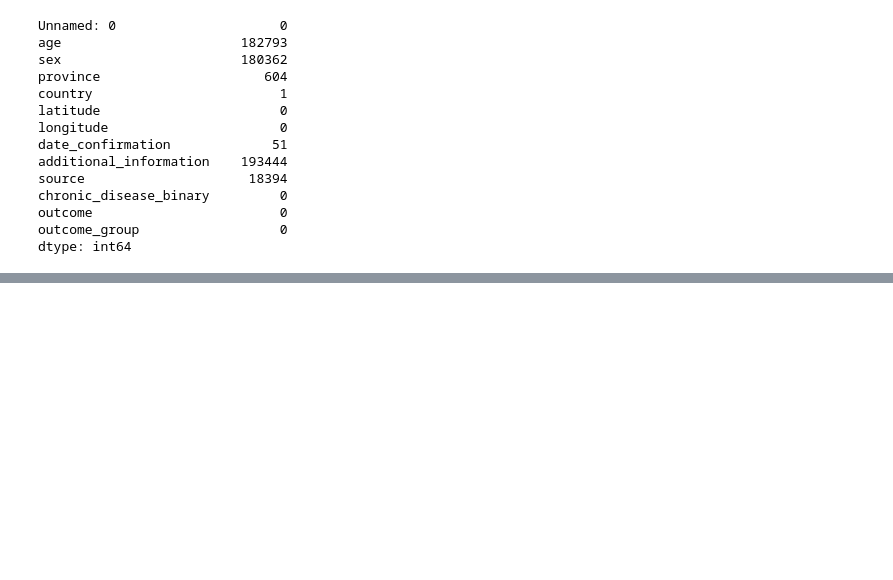
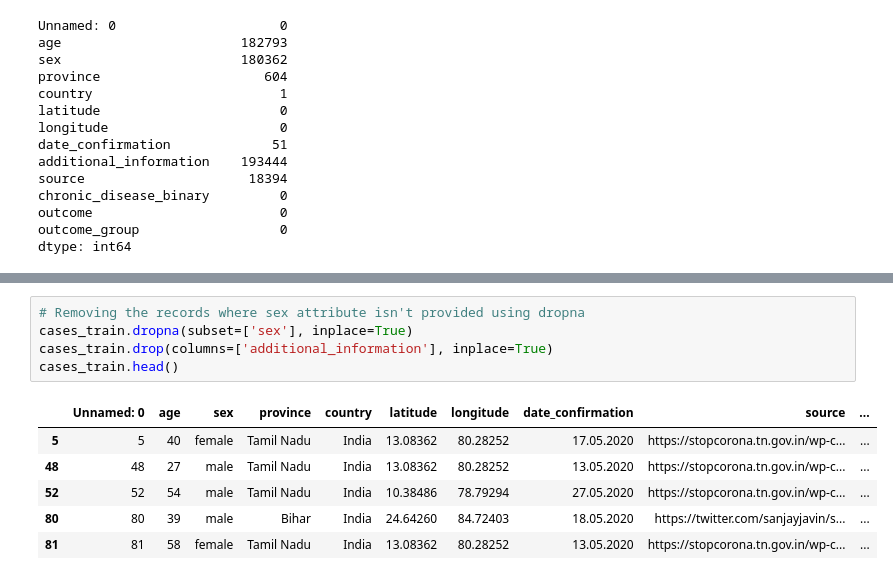
Before and after one commit to keeyank/CMPT459-Project, a Jupyter notebook: src/eda.ipynb, the cells around one changed output, grey strips where cells are left out. Drawn from its saved outputs; the diff is of its cells as text; blank space fills up the shorter version.

```diff
--- a/src/eda.ipynb
+++ b/src/eda.ipynb
@@ -46,0 +90,12 @@ dtype: int64
+# %%
+# Removing the records where sex attribute isn't provided using dropna
+cases_train.dropna(subset=['sex'], inplace=True)
+cases_train.drop(columns=['additional_information'], inplace=True)
+cases_train.head()
+# %% [output]
+|  | Unnamed: 0 | age | sex | province | country | latitude | longitude | date_confirmation | source | ... |
+| 5 | 5 | 40 | female | Tamil Nadu | India | 13.08362 | 80.28252 | 17.05.2020 | https://stopcorona.tn.gov.in/wp-c... | ... |
+| 48 | 48 | 27 | male | Tamil Nadu | India | 13.08362 | 80.28252 | 13.05.2020 | https://stopcorona.tn.gov.in/wp-c... | ... |
+| 52 | 52 | 54 | male | Tamil Nadu | India | 10.38486 | 78.79294 | 27.05.2020 | https://stopcorona.tn.gov.in/wp-c... | ... |
+| 80 | 80 | 39 | male | Bihar | India | 24.64260 | 84.72403 | 18.05.2020 | https://twitter.com/sanjayjavin/s... | ... |
+| 81 | 81 | 58 | female | Tamil Nadu | India | 13.08362 | 80.28252 | 13.05.2020 | https://stopcorona.tn.gov.in/wp-c... | ... |
```
Also changed, not shown: parts of 17 cells of this notebook, 4 other files.
